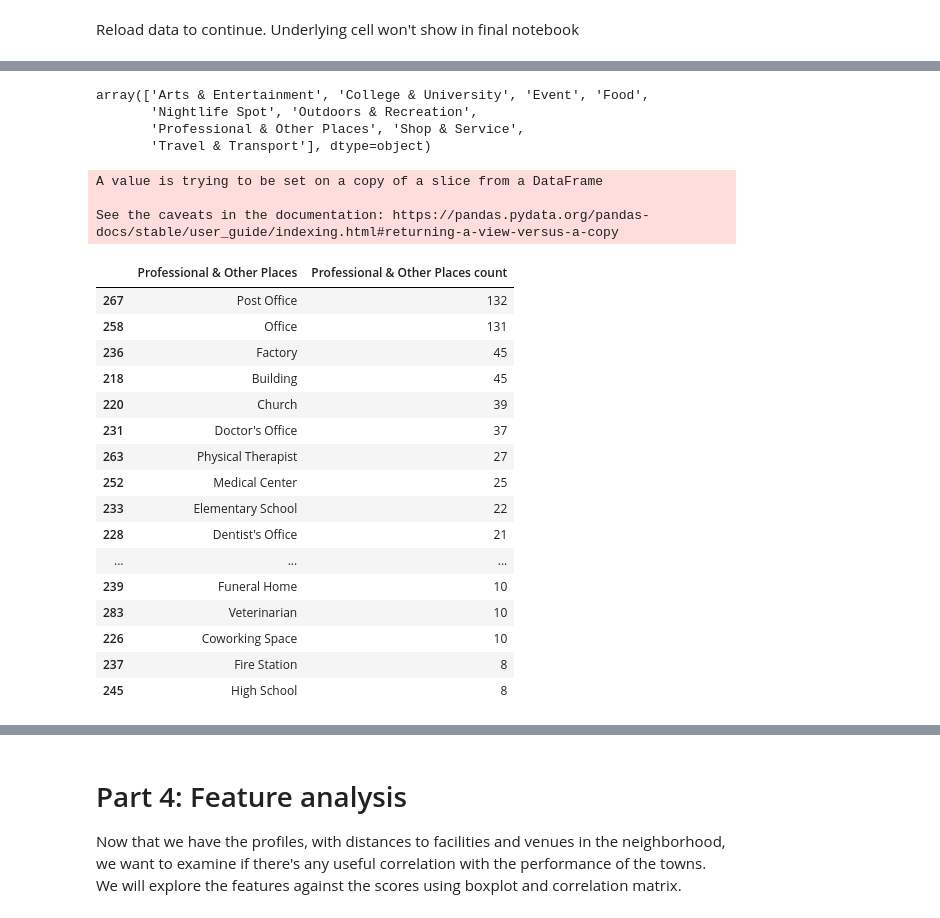
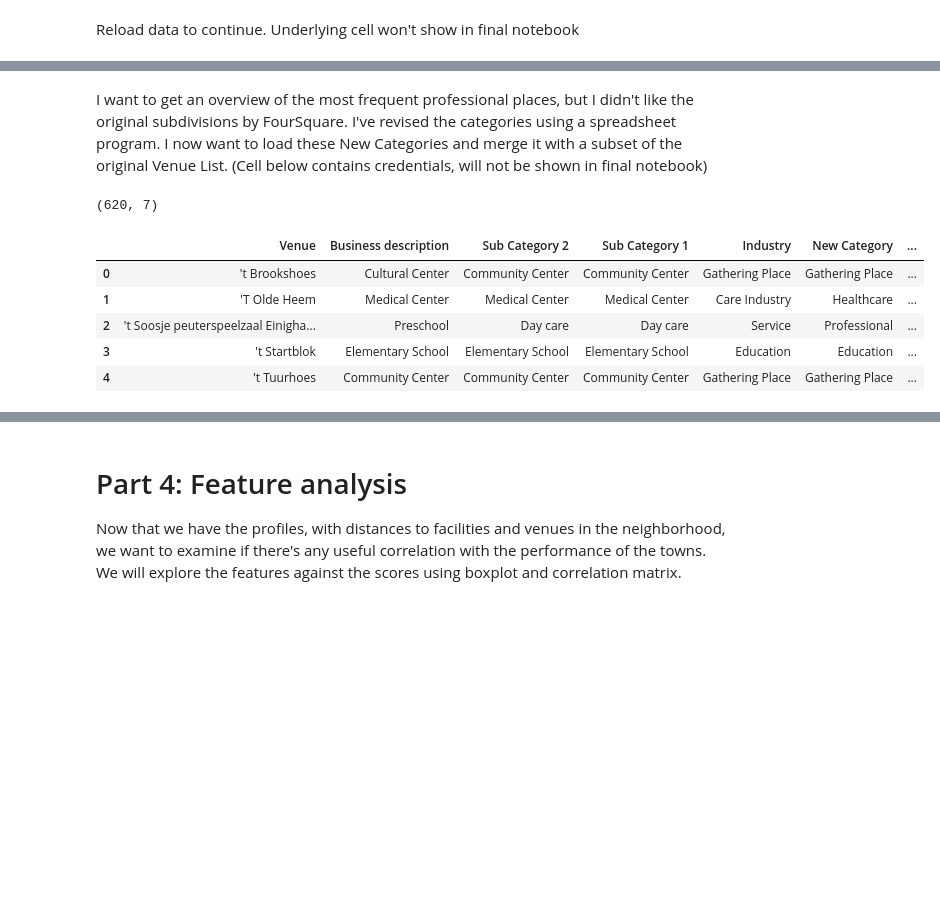
Before and after one commit to LauLau85/Coursera_Capstone, a Jupyter notebook: A Comparison of Rural Towns in the Netherlands.ipynb, the cells around one changed output, grey strips where cells are left out. Saved outputs shown, nothing was run; the diff lists cells and outputs as text; code cells hidden in the pictures; blank space fills up the shorter version.

```diff
--- a/A Comparison of Rural Towns in the Netherlands.ipynb
+++ b/A Comparison of Rural Towns in the Netherlands.ipynb
@@ -3046,57 +2984,2 @@ SRT_Categories[SRT_Categories['Category']=='College & University']
-# %%
-SRT_Categories['Category'].unique()
-# %% [output]
-array(['Arts & Entertainment', 'College & University', 'Event', 'Food',
-       'Nightlife Spot', 'Outdoors & Recreation',
-       'Professional & Other Places', 'Shop & Service',
-       'Travel & Transport'], dtype=object)
-# %%
-Cat_lst = ['Arts & Entertainment', 'College & University', 'Food', 'Nightlife Spot', 'Outdoors & Recreation',
-           'Professional & Other Places', 'Shop & Service', 'Travel & Transport']
-
-number = 20
-empty_lst=[]
-SRT_frequentVenues = pd.DataFrame(empty_lst)
-
-#for cat in Cat_lst:
-#SRT_sub = pd.DataFrame(empty_lst)
-# SRT_sub = SRT_Categories[SRT_Categories['Category'] == 'Arts & Entertainment']
-# SRT_sub.sort_values(by='Count', ascending=False, inplace=True)
-# SRT_sub = SRT_sub[['Venue Category','Count']].head(number)
-# SRT_frequentVenues['Arts & Entertainment']= SRT_sub['Venue Category']
-# SRT_frequentVenues['Arts & Entertainment count']= SRT_sub['Count']
-
-# SRT_sub2 = SRT_Categories[SRT_Categories['Category'] == 'College & University']
-# SRT_sub2.sort_values(by='Count', ascending=False, inplace=True)
-# SRT_sub2 = SRT_sub2[['Venue Category','Count']].head(number)
-# SRT_frequentVenues['College & University']= SRT_sub2['Venue Category']
-# SRT_frequentVenues['College & University count']= SRT_sub2['Count']
-
-SRT_sub2 = SRT_Categories[SRT_Categories['Category'] == 'Professional & Other Places']
-SRT_sub2.sort_values(by='Count', ascending=False, inplace=True)
-SRT_sub2 = SRT_sub2[['Venue Category','Count']].head(number)
-SRT_frequentVenues['Professional & Other Places']= SRT_sub2['Venue Category']
-SRT_frequentVenues['Professional & Other Places count']= SRT_sub2['Count']
-
-SRT_frequentVenues
-# %% [output]
-A value is trying to be set on a copy of a slice from a DataFrame
-
-See the caveats in the documentation: https://pandas.pydata.org/pandas-docs/stable/user_guide/indexing.html#returning-a-view-versus-a-copy
-|  | Professional & Other Places | Professional & Other Places count |
-| 267 | Post Office | 132 |
-| 258 | Office | 131 |
-| 236 | Factory | 45 |
-| 218 | Building | 45 |
-| 220 | Church | 39 |
-| 231 | Doctor's Office | 37 |
-| 263 | Physical Therapist | 27 |
-| 252 | Medical Center | 25 |
-| 233 | Elementary School | 22 |
-| 228 | Dentist's Office | 21 |
-| ... | ... | ... |
-| 239 | Funeral Home | 10 |
-| 283 | Veterinarian | 10 |
-| 226 | Coworking Space | 10 |
-| 237 | Fire Station | 8 |
-| 245 | High School | 8 |
+# %% [markdown]
+I want to get an overview of the most frequent professional places, but I didn't like the original subdivisions by FourSquare. I've revised the categories using a spreadsheet program. I now want to load these New Categories and merge it with a subset of the original Venue List. (Cell below contains credentials, will not be shown in final notebook)
@@ -3102,0 +2988,17 @@ See the caveats in the documentation: https://pandas.pydata.org/pandas-docs/stab
+# %%
+#Load new_Categories list
+body = client_2ea91c3eeda24f65b868540d81ccd63b.get_object(Bucket='datasciencecapstone-donotdelete-pr-nz1tdbclpyjwev',Key='SRT_New_Categories.csv')['Body']
+# add missing __iter__ method, so pandas accepts body as file-like object
+if not hasattr(body, "__iter__"): body.__iter__ = types.MethodType( __iter__, body )
+
+NewCategories_df = pd.read_csv(body, sep=';')
+print(NewCategories_df.shape)
+NewCategories_df.head()
+# %% [output]
+(620, 7)
+|  | Venue | Business description | Sub Category 2 | Sub Category 1 | Industry | New Category | ... |
+| 0 | 't Brookshoes | Cultural Center | Community Center | Community Center | Gathering Place | Gathering Place | ... |
+| 1 | 'T Olde Heem | Medical Center | Medical Center | Medical Center | Care Industry | Healthcare | ... |
+| 2 | 't Soosje peuterspeelzaal Einigha... | Preschool | Day care | Day care | Service | Professional | ... |
+| 3 | 't Startblok | Elementary School | Elementary School | Elementary School | Education | Education | ... |
+| 4 | 't Tuurhoes | Community Center | Community Center | Community Center | Gathering Place | Gathering Place | ... |
```
Also changed, not shown: parts of 19 cells of this notebook.
